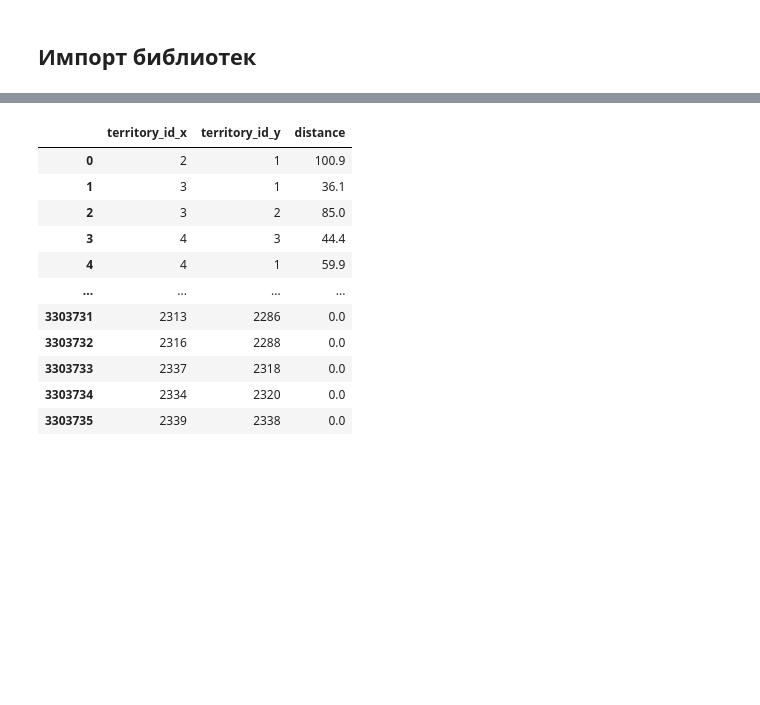
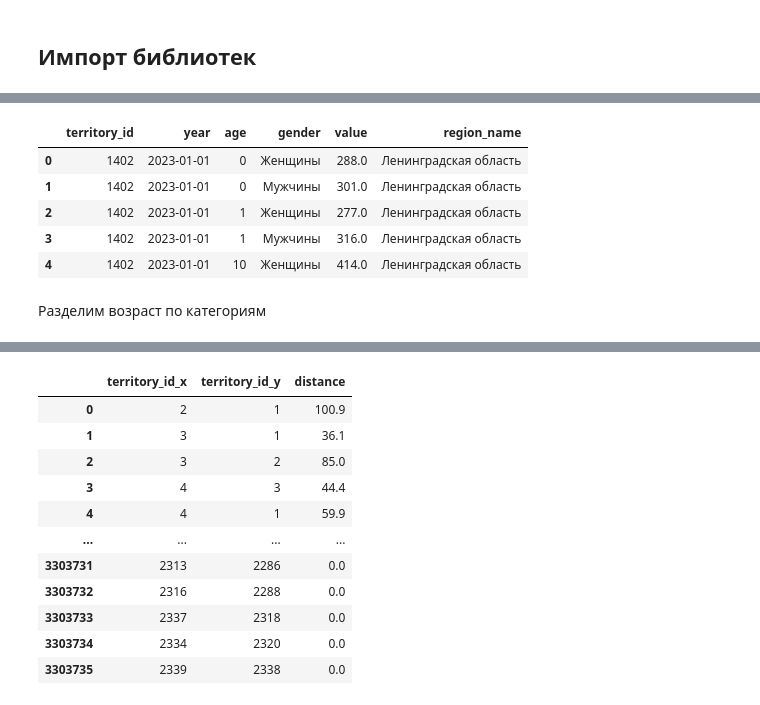
Before and after one commit to sn0wy-owl/SberIndex, a Jupyter notebook: EDA.ipynb, the cells around one changed output, grey strips where cells are left out. Drawn from its saved outputs; the diff is of its cells as text; code cells hidden in the pictures; blank space fills up the shorter version.

```diff
--- a/EDA.ipynb
+++ b/EDA.ipynb
@@ -104,0 +77,3 @@ array(['Все отрасли', 'Обрабатывающие производс
+# %%
+# Привели год к правильному типу
+population['year'] = pd.to_datetime(population['year'], format='%Y')
@@ -104,0 +92,21 @@ array(['Все отрасли', 'Обрабатывающие производс
+# %%
+# Уберем агрегированное значение и почистим "+" для преобразования к числу
+population.drop(columns=['period'], inplace=True)
+
+population = population[~(population['age'].isin(['66', '67',
+       '68', '69', 'Всего', '70', '71', '72', '73',
+       '74', '75', '76', '77', '78', '79']))]
+
+population['age'] = pd.to_numeric(population['age'].apply(lambda x: x.replace('+', '')))
+# %%
+# Доавим названия регоинов для объединения муниципальных образований в регионы
+population = population.merge(district_name[['territory_id', 'region_name']], how='left', on='territory_id')
+# %%
+population.head()
+# %% [output]
+|  | territory_id | year | age | gender | value | region_name |
+| 0 | 1402 | 2023-01-01 | 0 | Женщины | 288.0 | Ленинградская область |
+| 1 | 1402 | 2023-01-01 | 0 | Мужчины | 301.0 | Ленинградская область |
+| 2 | 1402 | 2023-01-01 | 1 | Женщины | 277.0 | Ленинградская область |
+| 3 | 1402 | 2023-01-01 | 1 | Мужчины | 316.0 | Ленинградская область |
+| 4 | 1402 | 2023-01-01 | 10 | Женщины | 414.0 | Ленинградская область |
@@ -104,0 +116,2 @@ array(['Все отрасли', 'Обрабатывающие производс
+# %% [markdown]
+Разделим возраст по категориям
```
Also changed, not shown: parts of 57 cells of this notebook, 13 other files.
